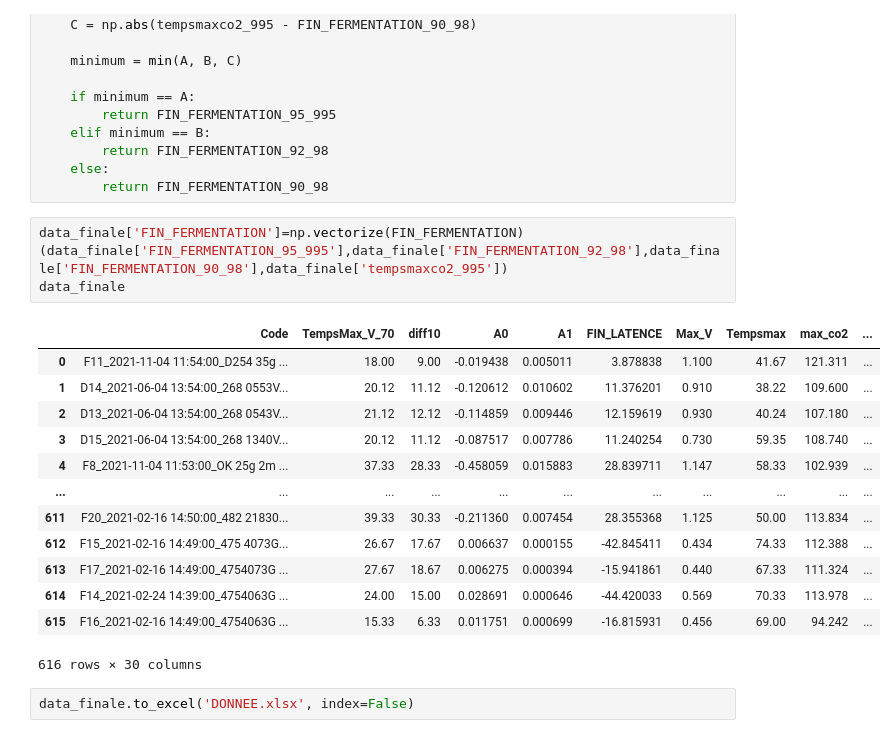
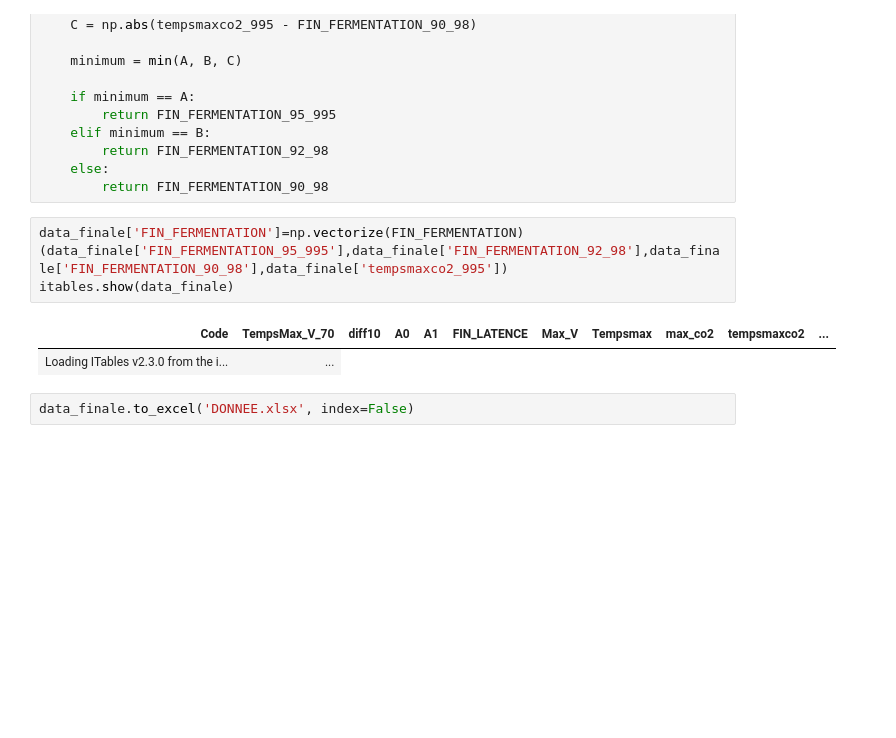
Before and after one commit to bigirimanainnocent12/Code, a Jupyter notebook: Fin_FERMA.ipynb, the cells around one changed output. Drawn from its saved outputs; the diff is of its cells as text; blank space fills up the shorter version.

```diff
--- a/Fin_FERMA.ipynb
+++ b/Fin_FERMA.ipynb
@@ -266,20 +230,9 @@ def FIN_FERMENTATION(FIN_FERMENTATION_95_995, FIN_FERMENTATION_92_98, FIN_FERMEN
         return FIN_FERMENTATION_90_98
 # %%
 data_finale['FIN_FERMENTATION']=np.vectorize(FIN_FERMENTATION)(data_finale['FIN_FERMENTATION_95_995'],data_finale['FIN_FERMENTATION_92_98'],data_finale['FIN_FERMENTATION_90_98'],data_finale['tempsmaxco2_995'])
-data_finale
+itables.show(data_finale)
 # %% [output]
-|  | Code | TempsMax_V_70 | diff10 | A0 | A1 | FIN_LATENCE | Max_V | Tempsmax | max_co2 | ... |
-| 0 | F11_2021-11-04 11:54:00_D254 35g ... | 18.00 | 9.00 | -0.019438 | 0.005011 | 3.878838 | 1.100 | 41.67 | 121.311 | ... |
-| 1 | D14_2021-06-04 13:54:00_268 0553V... | 20.12 | 11.12 | -0.120612 | 0.010602 | 11.376201 | 0.910 | 38.22 | 109.600 | ... |
-| 2 | D13_2021-06-04 13:54:00_268 0543V... | 21.12 | 12.12 | -0.114859 | 0.009446 | 12.159619 | 0.930 | 40.24 | 107.180 | ... |
-| 3 | D15_2021-06-04 13:54:00_268 1340V... | 20.12 | 11.12 | -0.087517 | 0.007786 | 11.240254 | 0.730 | 59.35 | 108.740 | ... |
-| 4 | F8_2021-11-04 11:53:00_OK 25g 2m ... | 37.33 | 28.33 | -0.458059 | 0.015883 | 28.839711 | 1.147 | 58.33 | 102.939 | ... |
-| ... | ... | ... | ... | ... | ... | ... | ... | ... | ... | ... |
-| 611 | F20_2021-02-16 14:50:00_482 21830... | 39.33 | 30.33 | -0.211360 | 0.007454 | 28.355368 | 1.125 | 50.00 | 113.834 | ... |
-| 612 | F15_2021-02-16 14:49:00_475 4073G... | 26.67 | 17.67 | 0.006637 | 0.000155 | -42.845411 | 0.434 | 74.33 | 112.388 | ... |
-| 613 | F17_2021-02-16 14:49:00_4754073G ... | 27.67 | 18.67 | 0.006275 | 0.000394 | -15.941861 | 0.440 | 67.33 | 111.324 | ... |
-| 614 | F14_2021-02-24 14:39:00_4754063G ... | 24.00 | 15.00 | 0.028691 | 0.000646 | -44.420033 | 0.569 | 70.33 | 113.978 | ... |
-| 615 | F16_2021-02-16 14:49:00_4754063G ... | 15.33 | 6.33 | 0.011751 | 0.000699 | -16.815931 | 0.456 | 69.00 | 94.242 | ... |
+| Code | TempsMax_V_70 | diff10 | A0 | A1 | FIN_LATENCE | Max_V | Tempsmax | max_co2 | tempsmaxco2 | ... |
+| Loading ITables v2.3.0 from the i... | ... |
-616 rows × 30 columns
 # %%
 data_finale.to_excel('DONNEE.xlsx', index=False)
```
Also changed, not shown: parts of 5 cells of this notebook.
